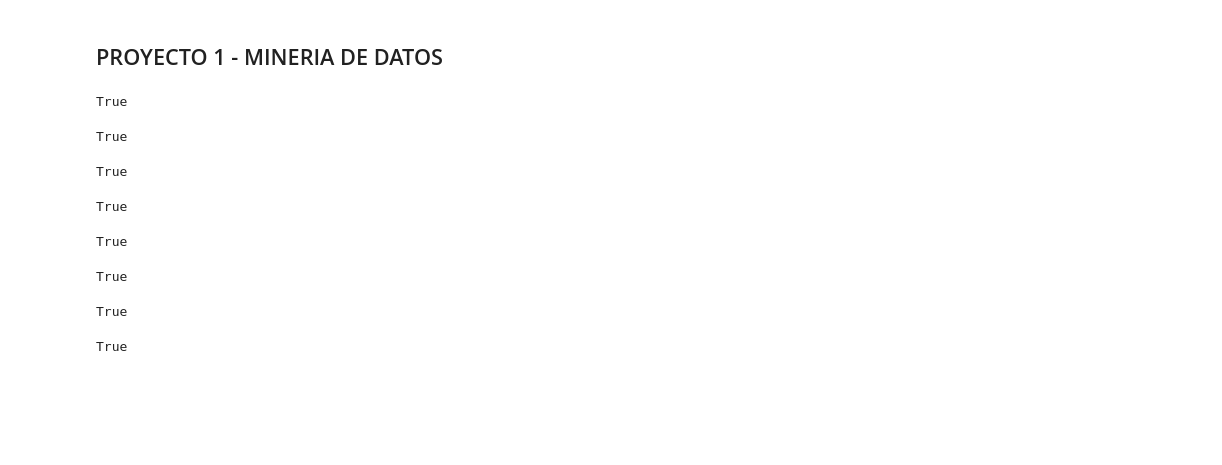
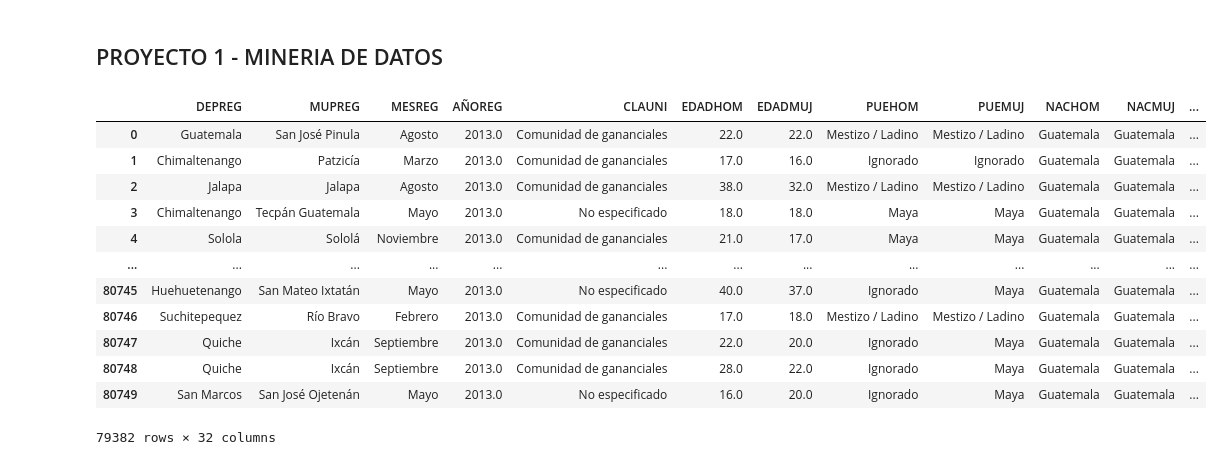
Before and after one commit to MGonza20/Proyecto1_MD, a Jupyter notebook: proyecto_final.ipynb, the cells around one changed output. Saved outputs shown, nothing was run; the diff lists cells and outputs as text; code cells hidden in the pictures; blank space fills up the shorter version.

Commit message:
año de registro

```diff
--- a/proyecto_final.ipynb
+++ b/proyecto_final.ipynb
@@ -107,9 +107,9 @@ columns_use_2011.append('departamentoOcurrencia')
 data_2011['mesOcurrencia'] = data_2011['Mesocu'].apply(lambda x: meses_ocurrencia.get(x, 0))
 columns_use_2011.append('mesOcurrencia')
 
-data_2011['Mesocu'].value_counts().to_list() == data_2011['mesOcurrencia'].value_counts().to_list()
+# Año de registro de matrimonio
+data_2011['anioRegistro'] = data_2011['Añoreg']
+columns_use_2011.append('anioRegistro')
-# %% [output]
-True
 # %%
 # Limpieza data - 2012
 
@@ -168,9 +168,9 @@ columns_use_2012.append('departamentoOcurrencia')
 data_2012['mesOcurrencia'] = data_2012['MESOCU'].apply(lambda x: meses_ocurrencia.get(x, 0))
 columns_use_2012.append('mesOcurrencia')
 
-data_2012['MESOCU'].value_counts().to_list() == data_2012['mesOcurrencia'].value_counts().to_list()
+# Año de registro de matrimonio
+data_2012['anioRegistro'] = data_2012['AÑOREG']
+columns_use_2012.append('anioRegistro')
-# %% [output]
-True
 # %%
 # Limpieza data - 2013
 
@@ -197,35 +197,49 @@ columns_use_2013.append('edadHombre')
 
 # Edad de la mujer
 data_2013['edadMujer'] = data_2013['EDADMUJ']
 columns_use_2013.append('edadMujer')
 
 # Nivel de educacion del hombre y de la mujer
 educacion_tipos_2013 = {'Ninguno': 1, 'Primaria': 2, 'Básico': 3, 'DIversificado': 4, 'Universitario': 5, 'Postgrado': 6}
 data_2013['educacionHombre'] = data_2013['ESCHOM'].apply(lambda x: educacion_tipos_2013.get(x, 0))
 data_2013['educacionMujer'] = data_2013['ESCMUJ'].apply(lambda x: educacion_tipos_2013.get(x, 0))
 columns_use_2013.extend(['educacionHombre', 'educacionMujer'])
 
 # Ocupaciones extra del hombre
 mas_ocupaciones = ocupacion_tipos_basico.copy()
 mas_ocupaciones['Suboficiales de las fuerzas armadas'] = 22
 mas_ocupaciones['Trabajadores forestales calificados, pescadores y cazadores'] = 41
 
 # Ocupacion del hombre y de la mujer
 data_2013['ocupacionHombre'] = data_2013['CIUOHOM'].apply(lambda x: mas_ocupaciones.get(x, 0))
 data_2013['ocupacionMujer'] = data_2013['CIUOMUJ'].apply(lambda x: ocupacion_tipos_basico.get(x, 0))
 columns_use_2013.extend(['ocupacionHombre', 'ocupacionMujer'])
 
 # Departamento de ocurrencia de matrimonio
 data_2013['departamentoOcurrencia'] = data_2013['DEPOCU'].apply(lambda x: departamentos_2011_2019.get(x, 0))
 columns_use_2013.append('departamentoOcurrencia')
 
 # Mes de ocurrencia de matrimonio
 data_2013['mesOcurrencia'] = data_2013['MESOCU'].apply(lambda x: meses_ocurrencia.get(x, 0))
 columns_use_2013.append('mesOcurrencia')
 
-data_2013['MESOCU'].value_counts().to_list() == data_2013['mesOcurrencia'].value_counts().to_list()
+# Año de registro de matrimonio
+data_2013['anioRegistro'] = data_2013['AÑOREG']
+columns_use_2013.append('anioRegistro')
 # %% [output]
+|  | DEPREG | MUPREG | MESREG | AÑOREG | CLAUNI | EDADHOM | EDADMUJ | PUEHOM | PUEMUJ | NACHOM | NACMUJ | ... |
+| 0 | Guatemala | San José Pinula | Agosto | 2013.0 | Comunidad de gananciales | 22.0 | 22.0 | Mestizo / Ladino | Mestizo / Ladino | Guatemala | Guatemala | ... |
+| 1 | Chimaltenango | Patzicía | Marzo | 2013.0 | Comunidad de gananciales | 17.0 | 16.0 | Ignorado | Ignorado | Guatemala | Guatemala | ... |
+| 2 | Jalapa | Jalapa | Agosto | 2013.0 | Comunidad de gananciales | 38.0 | 32.0 | Mestizo / Ladino | Mestizo / Ladino | Guatemala | Guatemala | ... |
+| 3 | Chimaltenango | Tecpán Guatemala | Mayo | 2013.0 | No especificado | 18.0 | 18.0 | Maya | Maya | Guatemala | Guatemala | ... |
+| 4 | Solola | Sololá | Noviembre | 2013.0 | Comunidad de gananciales | 21.0 | 17.0 | Maya | Maya | Guatemala | Guatemala | ... |
+| ... | ... | ... | ... | ... | ... | ... | ... | ... | ... | ... | ... | ... |
+| 80745 | Huehuetenango | San Mateo Ixtatán | Mayo | 2013.0 | No especificado | 40.0 | 37.0 | Ignorado | Maya | Guatemala | Guatemala | ... |
+| 80746 | Suchitepequez | Río Bravo | Febrero | 2013.0 | Comunidad de gananciales | 17.0 | 18.0 | Mestizo / Ladino | Mestizo / Ladino | Guatemala | Guatemala | ... |
+| 80747 | Quiche | Ixcán | Septiembre | 2013.0 | Comunidad de gananciales | 22.0 | 20.0 | Ignorado | Maya | Guatemala | Guatemala | ... |
+| 80748 | Quiche | Ixcán | Septiembre | 2013.0 | Comunidad de gananciales | 28.0 | 22.0 | Ignorado | Maya | Guatemala | Guatemala | ... |
+| 80749 | San Marcos | San José Ojetenán | Mayo | 2013.0 | No especificado | 16.0 | 20.0 | Ignorado | Maya | Guatemala | Guatemala | ... |
-True
+79382 rows × 32 columns
 # %%
 # Limpieza data - 2014
 
@@ -275,10 +289,6 @@ columns_use_2014.append('departamentoOcurrencia')
 # Mes de ocurrencia de matrimonio
 data_2014['mesOcurrencia'] = data_2014['MESOCU'].apply(lambda x: meses_ocurrencia.get(x, 0))
 columns_use_2014.append('mesOcurrencia')
-
-data_2014['MESOCU'].value_counts().to_list() == data_2014['mesOcurrencia'].value_counts().to_list()
-# %% [output]
-True
 # %%
 # Limpieza data - 2015
 
@@ -328,10 +338,6 @@ columns_use_2015.append('departamentoOcurrencia')
 # Mes de ocurrencia de matrimonio
 data_2015['mesOcurrencia'] = data_2015['MESOCU'].apply(lambda x: meses_ocurrencia.get(x, 0))
 columns_use_2015.append('mesOcurrencia')
-
-data_2015['MESOCU'].value_counts().to_list() == data_2015['mesOcurrencia'].value_counts().to_list()
-# %% [output]
-True
 # %%
 # Limpieza data - 2016
 
@@ -380,10 +386,6 @@ columns_use_2016.append('departamentoOcurrencia')
 # Mes de ocurrencia de matrimonio
 data_2016['mesOcurrencia'] = data_2016['MESOCU'].apply(lambda x: meses_ocurrencia.get(x, 0))
 columns_use_2016.append('mesOcurrencia')
-
-data_2016['MESOCU'].value_counts().to_list() == data_2016['mesOcurrencia'].value_counts().to_list()
-# %% [output]
-True
 # %%
 # Limpieza data - 2017
 
@@ -437,10 +439,6 @@ columns_use_2017.append('departamentoOcurrencia')
 # Mes de ocurrencia de matrimonio
 data_2017['mesOcurrencia'] = data_2017['MESOCU'].apply(lambda x: meses_ocurrencia.get(x, 0))
 columns_use_2017.append('mesOcurrencia')
-
-data_2017['MESOCU'].value_counts().to_list() == data_2017['mesOcurrencia'].value_counts().to_list()
-# %% [output]
-True
 # %%
 # Limpieza data - 2018
 
@@ -490,10 +488,6 @@ columns_use_2018.append('departamentoOcurrencia')
 # Mes de ocurrencia de matrimonio
 data_2018['mesOcurrencia'] = data_2018['MESOCU'].apply(lambda x: meses_ocurrencia.get(x, 0))
 columns_use_2018.append('mesOcurrencia')
-
-data_2018['MESOCU'].value_counts().to_list() == data_2018['mesOcurrencia'].value_counts().to_list()
-# %% [output]
-True
 # %%
 # Limpieza data - 2019
 
```
Also changed, not shown: parts of 3 cells of this notebook.
